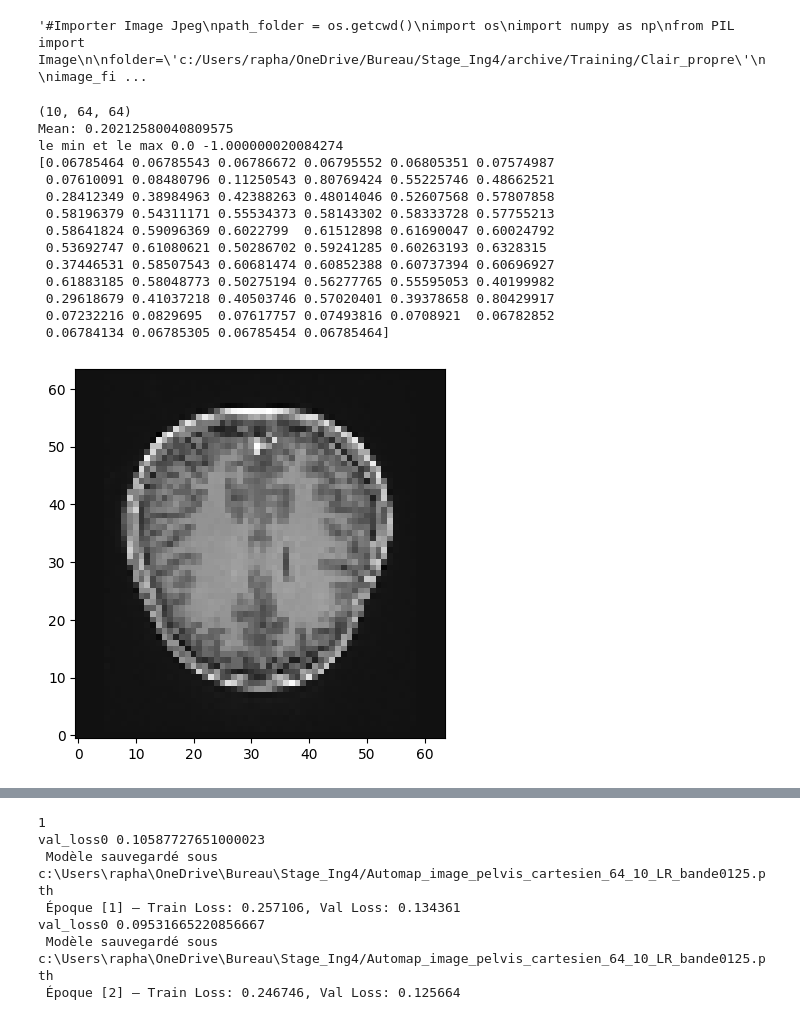
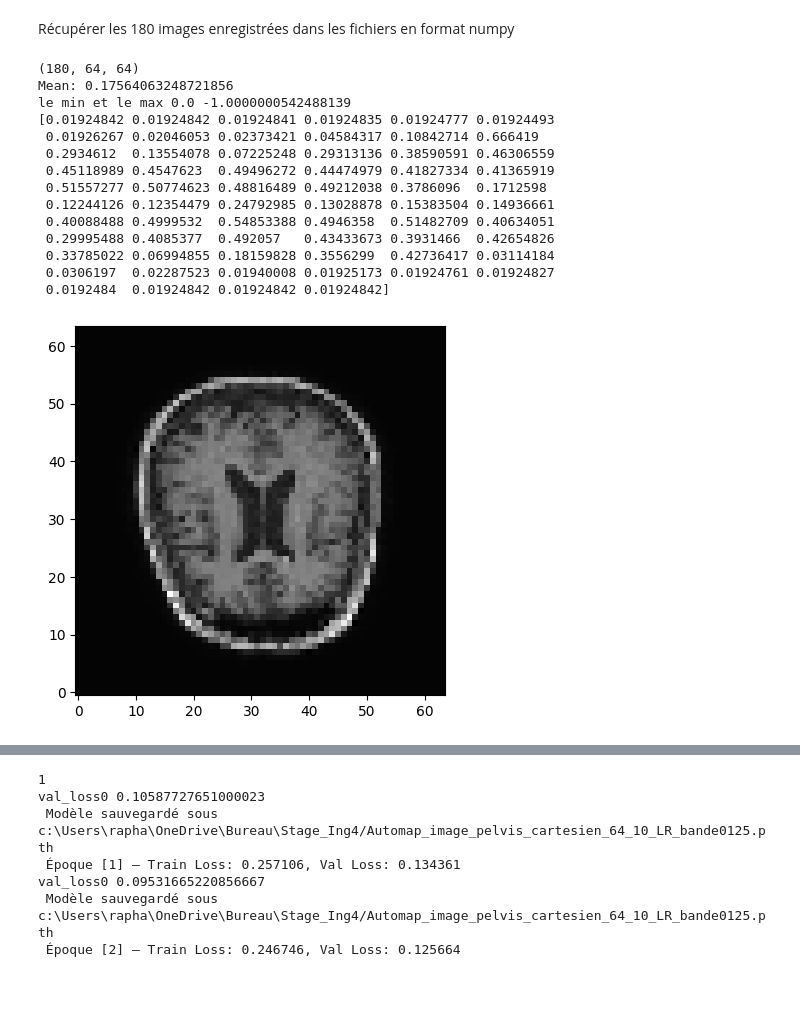
Before and after one commit to raph312003/Stage, a Jupyter notebook: AUTOMAP-raphael.ipynb, the cells around one changed output, grey strips where cells are left out. Drawn from its saved outputs; the diff is of its cells as text; code cells hidden in the pictures; blank space fills up the shorter version.

```diff
--- a/AUTOMAP-raphael.ipynb
+++ b/AUTOMAP-raphael.ipynb
@@ -142,63 +17,36 @@ plt.show()
-# %%
-'''#Importer Image Jpeg
-path_folder = os.getcwd()
-import os
-import numpy as np
-from PIL import Image
-
-folder='c:/Users/rapha/OneDrive/Bureau/Stage_Ing4/archive/Training/Clair_propre'
-
-image_files = sorted([f for f in os.listdir(folder) if f.lower().endswith(('.jpg', '.jpeg', '.png'))])
-
-images_normalized = []
-for fname in image_files:
-    img = Image.open(os.path.join(folder, fname)).convert('L')  # grayscale
-    img = img.resize((64, 64))  # resize to match original shape
-    slice_normalized =np.float32(img- np.min(img)) / (np.max(img) - np.min(img))
-    #img = np.array(slice_normalized)
-    images_normalized.append(slice_normalized)
-
-bigy = np.stack(images_normalized) #Empiler un tableau nunpy
-#bigy  = bigy  * 2 / 1 - 1
-print(bigy.shape)
-print(f"Plage des valeurs des images d'entrée (bruitées) : {bigy.min()} - {bigy.max()}")
-np.save('data/Test_x_real.npy', bigy)
-
-image_propre=np.array(bigy)
-print(image_propre.shape)
-print(f"Plage des valeurs des images d'entrée (bruitées) : {image_propre.min()} - {image_propre.max()}")
-#plt.imshow(bigy[4,:,:], cmap="gray", origin="lower")'''
-# %% [output]
-'#Importer Image Jpeg\npath_folder = os.getcwd()\nimport os\nimport numpy as np\nfrom PIL import Image\n\nfolder=\'c:/Users/rapha/OneDrive/Bureau/Stage_Ing4/archive/Training/Clair_propre\'\n\nimage_fi ...
+# %% [markdown]
+Récupérer les 180 images enregistrées dans les fichiers en format numpy
 # %%
-path_folder = os.getcwd()
+
 import os
 import numpy as np
 from PIL import Image
-indices_base =[71, 94, 84, 116, 61, 31, 52, 16, 35, 95] # (Masque différent)
+path_folder = os.getcwd()
+#indices_base =[71, 94, 84, 116, 61, 31, 52, 16, 35, 95] # (Masque différent)
+#bigy=data_base[indices_base]
 data_base = np.load("images_brain_64.npy")#[11:21]
-bigy=data_base[indices_base]
+bigy=data_base
 
 print(bigy.shape)
 print("Mean:", bigy.mean().item())
 print(f"le min et le max {bigy.min()} -{bigy.max()}")
 print(bigy[4,32,:],)
 # Affichage d’une image
 plt.imshow(bigy[4,:,:], cmap="gray", origin="lower")
 plt.show()
 # %% [output]
-(10, 64, 64)
-Mean: 0.20212580040809575
-le min et le max 0.0 -1.000000020084274
-[0.06785464 0.06785543 0.06786672 0.06795552 0.06805351 0.07574987
- 0.07610091 0.08480796 0.11250543 0.80769424 0.55225746 0.48662521
- 0.28412349 0.38984963 0.42388263 0.48014046 0.52607568 0.57807858
- 0.58196379 0.54311171 0.55534373 0.58143302 0.58333728 0.57755213
- 0.58641824 0.59096369 0.6022799  0.61512898 0.61690047 0.60024792
- 0.53692747 0.61080621 0.50286702 0.59241285 0.60263193 0.6328315
- 0.37446531 0.58507543 0.60681474 0.60852388 0.60737394 0.60696927
- 0.61883185 0.58048773 0.50275194 0.56277765 0.55595053 0.40199982
- 0.29618679 0.41037218 0.40503746 0.57020401 0.39378658 0.80429917
- 0.07232216 0.0829695  0.07617757 0.07493816 0.0708921  0.06782852
- 0.06784134 0.06785305 0.06785454 0.06785464]
+(180, 64, 64)
+Mean: 0.17564063248721856
+le min et le max 0.0 -1.0000000542488139
+[0.01924842 0.01924842 0.01924841 0.01924835 0.01924777 0.01924493
+ 0.01926267 0.02046053 0.02373421 0.04584317 0.10842714 0.666419
+ 0.2934612  0.13554078 0.07225248 0.29313136 0.38590591 0.46306559
+ 0.45118989 0.4547623  0.49496272 0.44474979 0.41827334 0.41365919
+ 0.51557277 0.50774623 0.48816489 0.49212038 0.3786096  0.1712598
+ 0.12244126 0.12354479 0.24792985 0.13028878 0.15383504 0.14936661
+ 0.40088488 0.4999532  0.54853388 0.4946358  0.51482709 0.40634051
+ 0.29995488 0.4085377  0.492057   0.43433673 0.3931466  0.42654826
+ 0.33785022 0.06994855 0.18159828 0.3556299  0.42736417 0.03114184
+ 0.0306197  0.02287523 0.01940008 0.01925173 0.01924761 0.01924827
+ 0.0192484  0.01924842 0.01924842 0.01924842]
-[figure, old version]
+[figure, new version]
```
Also changed, not shown: parts of 29 cells of this notebook, 1 other file.
